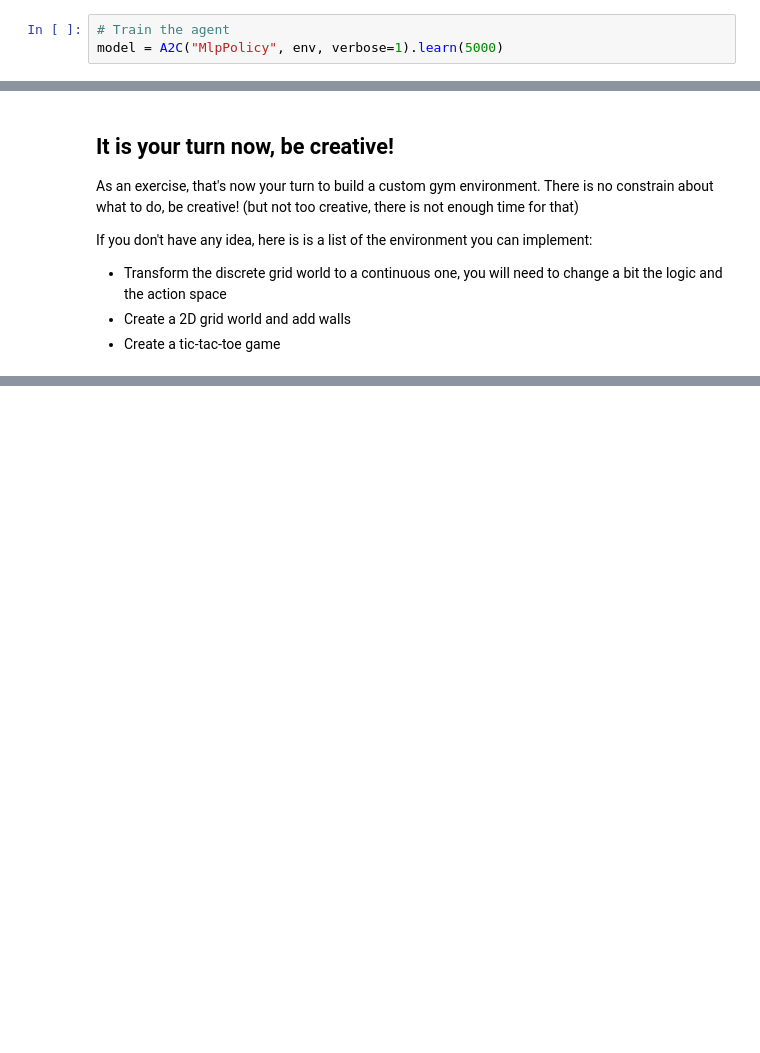
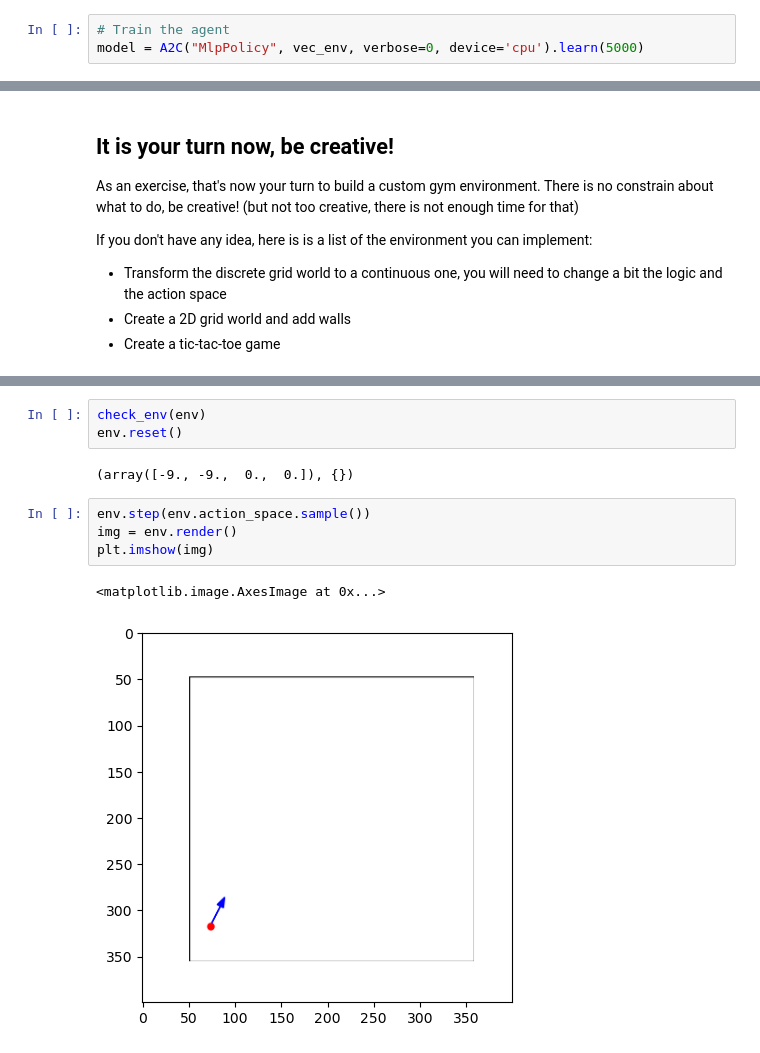
Before and after one commit to descon-uccs/rl-tutorial-jnrr19, a Jupyter notebook: 5_custom_gym_env.ipynb, the cells around one changed output, grey strips where cells are left out. Drawn from its saved outputs; the diff is of its cells as text; blank space fills up the shorter version.

```diff
--- a/5_custom_gym_env.ipynb
+++ b/5_custom_gym_env.ipynb
@@ -228,7 +246,7 @@ from stable_baselines3.common.env_util import make_vec_env
 vec_env = make_vec_env(GoLeftEnv, n_envs=1, env_kwargs=dict(grid_size=10))
 # %%
 # Train the agent
-model = A2C("MlpPolicy", env, verbose=1).learn(5000)
+model = A2C("MlpPolicy", vec_env, verbose=0, device='cpu').learn(5000)
 # %%
 # Test the trained agent
 # using the vecenv
@@ -258,0 +471,12 @@ If you don't have any idea, here is is a list of the environment you can impleme
+# %%
+check_env(env)
+env.reset()
+# %% [output]
+(array([-9., -9.,  0.,  0.]), {})
+# %%
+env.step(env.action_space.sample())
+img = env.render()
+plt.imshow(img)
+# %% [output]
+<matplotlib.image.AxesImage at 0x...>
+[figure, added]
```
Also changed, not shown: parts of 11 cells of this notebook.
